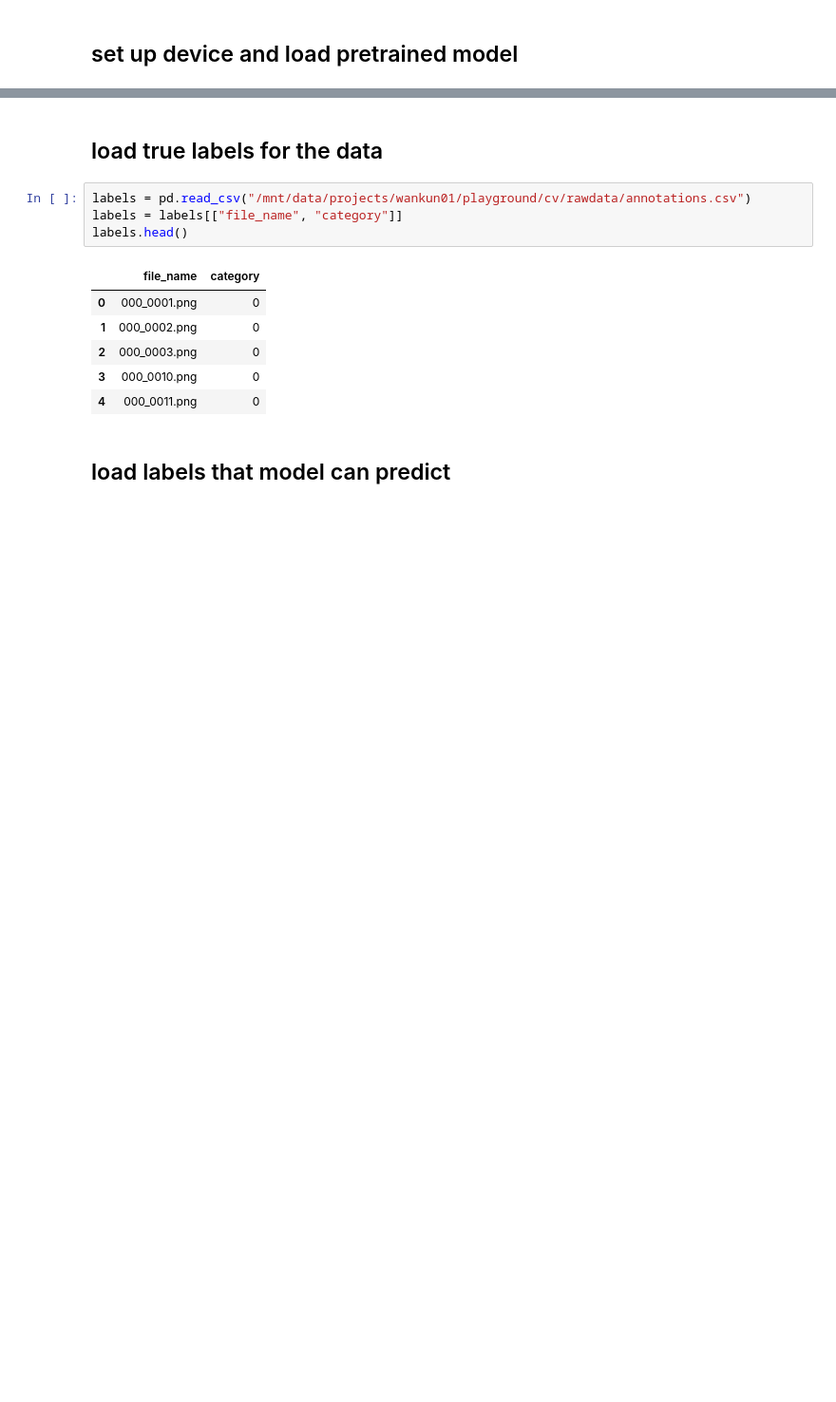
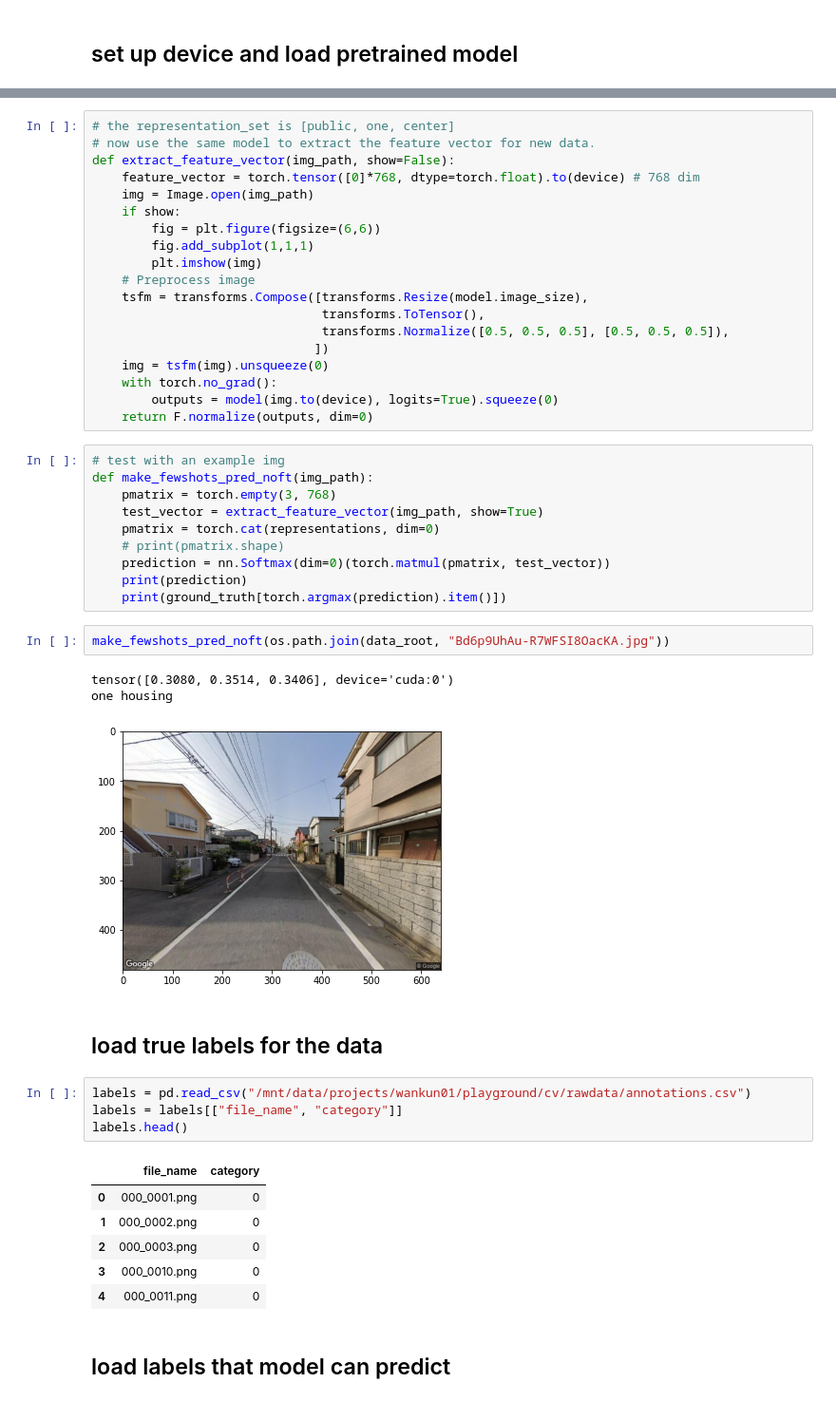
Before and after one commit to LimboWK/vit_pretrained_pytorch, a Jupyter notebook: analysis/vit_example.ipynb, the cells around one changed output, grey strips where cells are left out. Shown at 95% size. Saved outputs shown, nothing was run; the diff lists cells and outputs as text; blank space fills up the shorter version.

Commit message:
working on fewshots learning without finetuning

```diff
--- a/analysis/vit_example.ipynb
+++ b/analysis/vit_example.ipynb
@@ -70,3 +91,38 @@ train_files, val_files = prepare_train_val("/mnt/data/projects/wankun01/playgrou
+# %%
+# the representation_set is [public, one, center]
+# now use the same model to extract the feature vector for new data.
+def extract_feature_vector(img_path, show=False):
+    feature_vector = torch.tensor([0]*768, dtype=torch.float).to(device) # 768 dim
+    img = Image.open(img_path)
+    if show:
+        fig = plt.figure(figsize=(6,6))
+        fig.add_subplot(1,1,1)
+        plt.imshow(img)
+    # Preprocess image
+    tsfm = transforms.Compose([transforms.Resize(model.image_size),
+                               transforms.ToTensor(),
+                               transforms.Normalize([0.5, 0.5, 0.5], [0.5, 0.5, 0.5]),
+                              ])
+    img = tsfm(img).unsqueeze(0)
+    with torch.no_grad():
+        outputs = model(img.to(device), logits=True).squeeze(0)
+    return F.normalize(outputs, dim=0)
+# %%
+# test with an example img
+def make_fewshots_pred_noft(img_path):
+    pmatrix = torch.empty(3, 768)
+    test_vector = extract_feature_vector(img_path, show=True)
+    pmatrix = torch.cat(representations, dim=0)
+    # print(pmatrix.shape)
+    prediction = nn.Softmax(dim=0)(torch.matmul(pmatrix, test_vector))
+    print(prediction)
+    print(ground_truth[torch.argmax(prediction).item()])
+# %%
+make_fewshots_pred_noft(os.path.join(data_root, "Bd6p9UhAu-R7WFSI8OacKA.jpg"))
+# %% [output]
+tensor([0.3080, 0.3514, 0.3406], device='cuda:0')
+one housing
+[figure, added]
 # %% [markdown]
 ## load true labels for the data
 # %%
```
Also changed, not shown: parts of 15 cells of this notebook, 2 other files.
